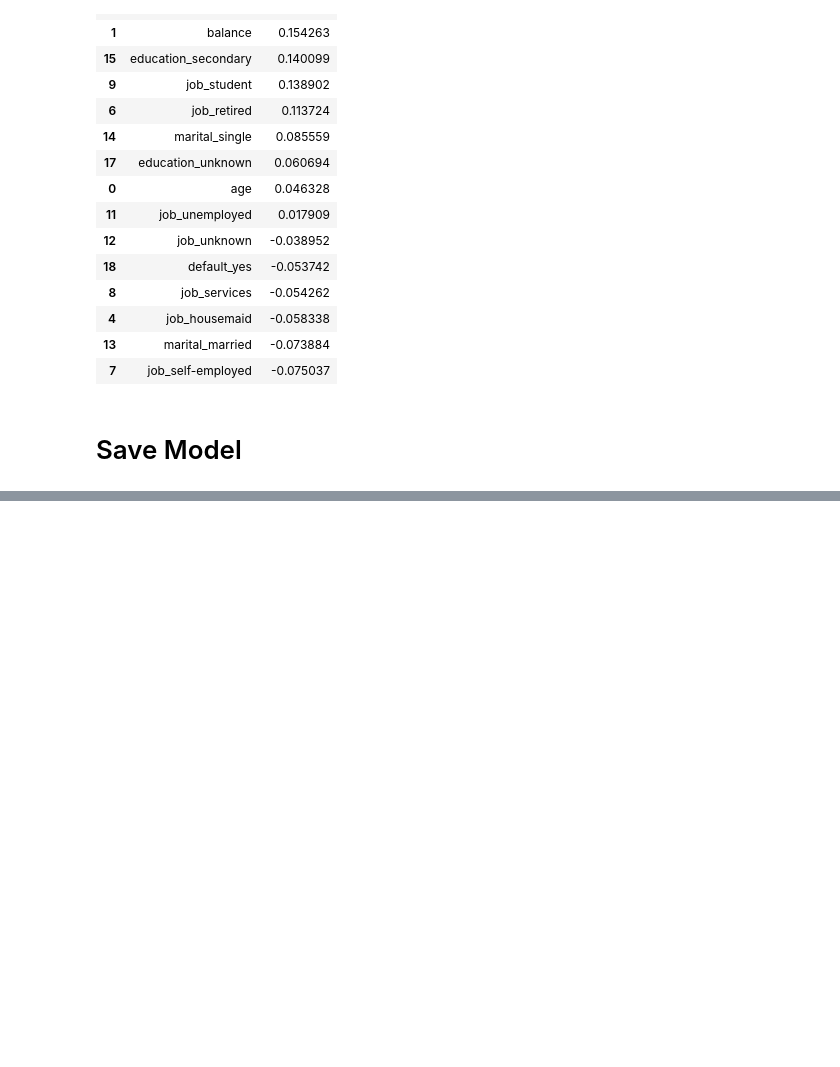
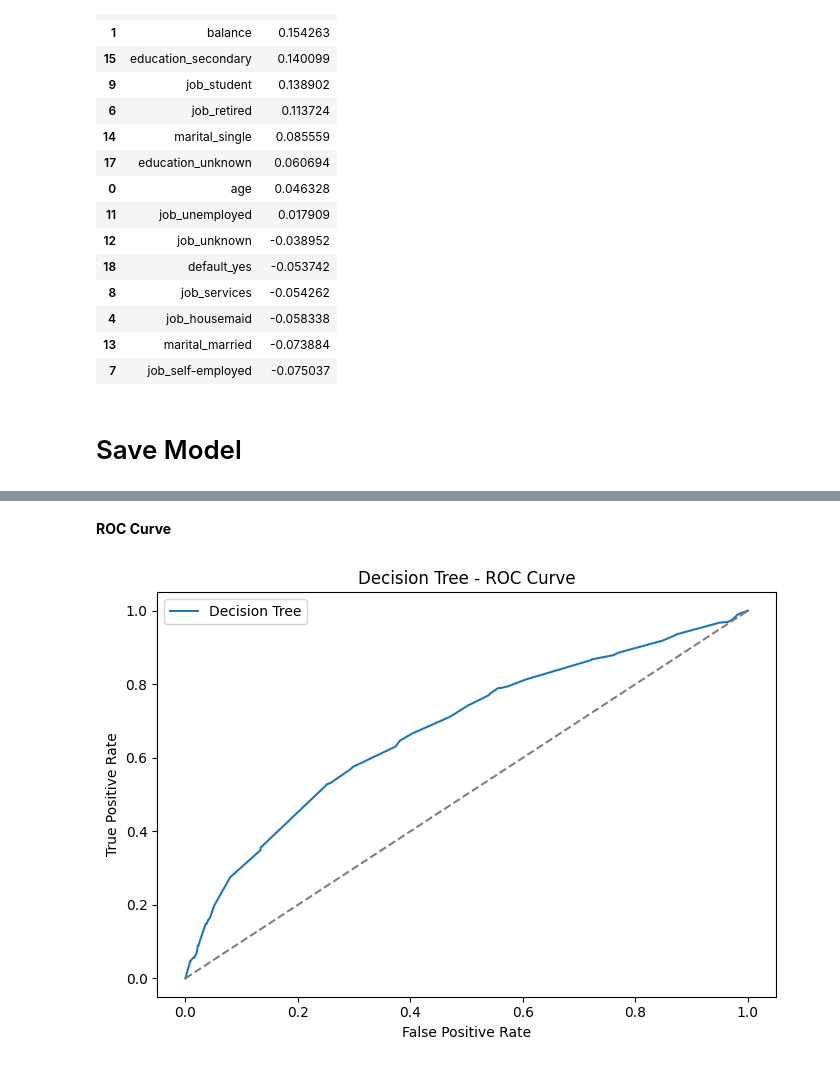
Before and after one commit to ajayspace-bit/Bank-Personal-Loan-Prediction, a Jupyter notebook: Bank Personal Deposit Prediction.ipynb, the cells around one changed output, grey strips where cells are left out. Cells and saved outputs as stored; diff of their text form; code cells hidden in the pictures; blank space fills up the shorter version.

```diff
--- a/Bank Personal Deposit Prediction.ipynb
+++ b/Bank Personal Deposit Prediction.ipynb
@@ -592,0 +609,22 @@ feature_importance.head(15)
+# %%
+from sklearn.tree import DecisionTreeClassifier, plot_tree, export_text
+from sklearn.model_selection import GridSearchCV, cross_val_score
+from sklearn.metrics import (
+    accuracy_score,
+    classification_report,
+    confusion_matrix,
+    roc_auc_score,
+    roc_curve
+)
+
+# Use original (unscaled) data for Decision Tree
+X_train_dt, X_test_dt, y_train_dt, y_test_dt = train_test_split(
+    X,
+    y,
+    test_size=0.2,
+    random_state=42,
+    stratify=y
+)
+
+print("Train set size:", X_train_dt.shape)
+print("Test set size :", X_test_dt.shape)
@@ -592,0 +746,18 @@ feature_importance.head(15)
+# %% [markdown]
+**ROC Curve**
+# %%
+fpr_dt, tpr_dt, thresholds_dt = roc_curve(y_test_dt, y_prob_dt)
+
+plt.figure(figsize=(7, 5))
+
+plt.plot(fpr_dt, tpr_dt, label="Decision Tree")
+plt.plot([0, 1], [0, 1], linestyle="--", color="gray")
+
+plt.xlabel("False Positive Rate")
+plt.ylabel("True Positive Rate")
+plt.title("Decision Tree - ROC Curve")
+plt.legend()
+plt.tight_layout()
+plt.show()
+# %% [output]
+[figure, added]
```
Also changed, not shown: parts of 31 cells of this notebook, 1 other file.
